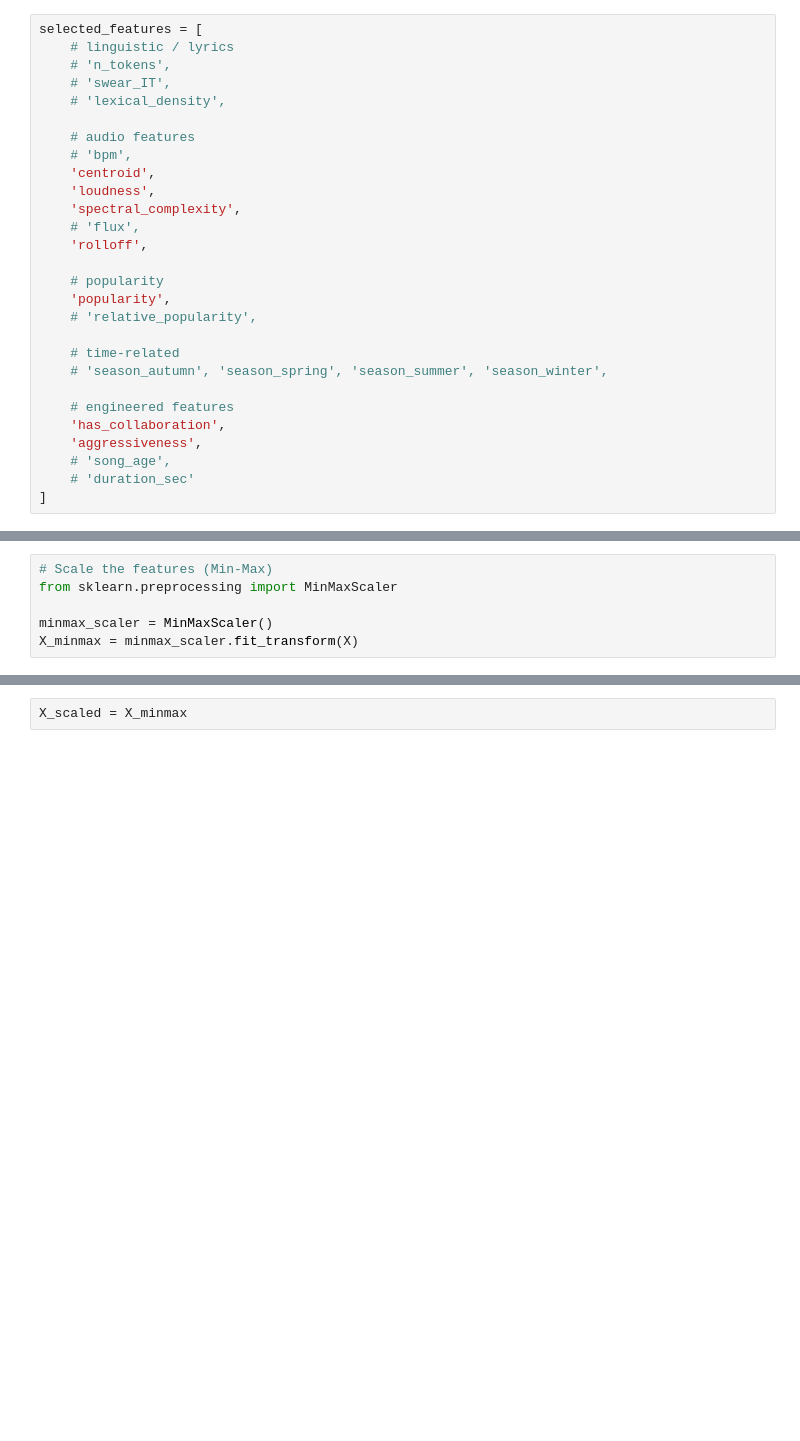
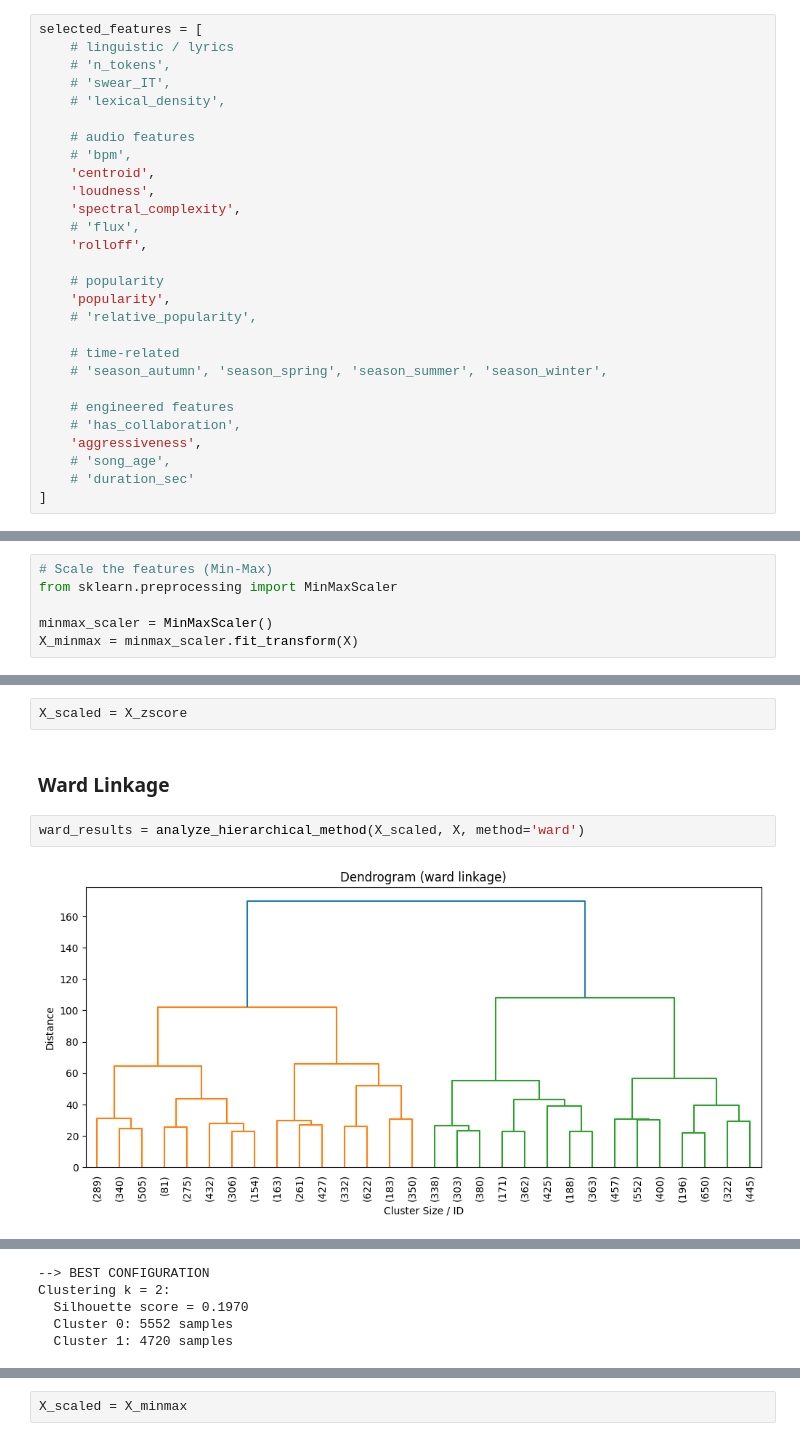
Before and after one commit to abderrahmane-salmi/UNIPI-Data-Mining-Project, a Jupyter notebook: task2/hierarchical.ipynb, the cells around one changed output, grey strips where cells are left out. Cells and saved outputs as stored; diff of their text form; blank space fills up the shorter version.

```diff
--- a/task2/hierarchical.ipynb
+++ b/task2/hierarchical.ipynb
@@ -45,7 +48,7 @@ selected_features = [
     # 'season_autumn', 'season_spring', 'season_summer', 'season_winter',
 
     # engineered features
-    'has_collaboration',
+    # 'has_collaboration',
     'aggressiveness',
     # 'song_age',
     # 'duration_sec'
@@ -83,0 +223,8 @@ X_minmax = minmax_scaler.fit_transform(X)
+# %%
+X_scaled = X_zscore
+# %% [markdown]
+### Ward Linkage
+# %%
+ward_results = analyze_hierarchical_method(X_scaled, X, method='ward')
+# %% [output]
+[figure, added]
@@ -83,0 +250,5 @@ X_minmax = minmax_scaler.fit_transform(X)
+--> BEST CONFIGURATION
+Clustering k = 2:
+  Silhouette score = 0.1970
+  Cluster 0: 5552 samples
+  Cluster 1: 4720 samples
```
Also changed, not shown: parts of 53 cells of this notebook, 1 other file.
